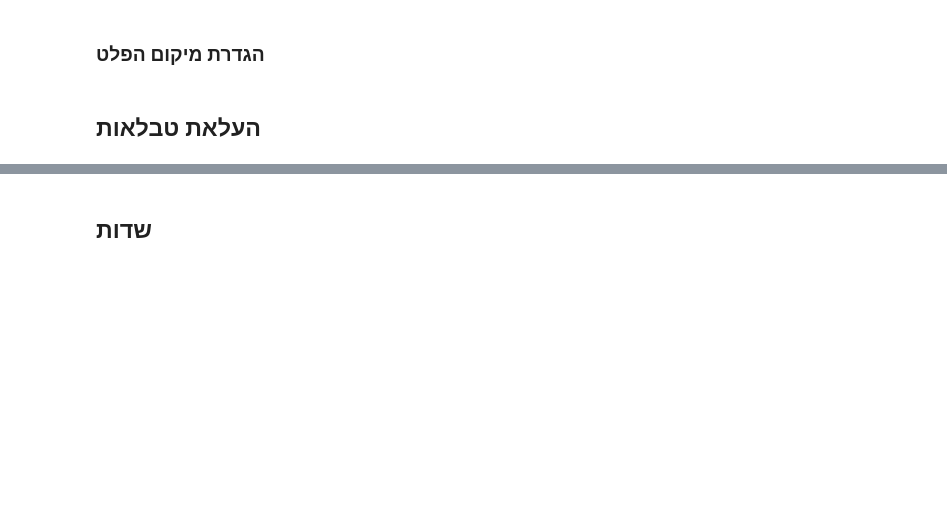
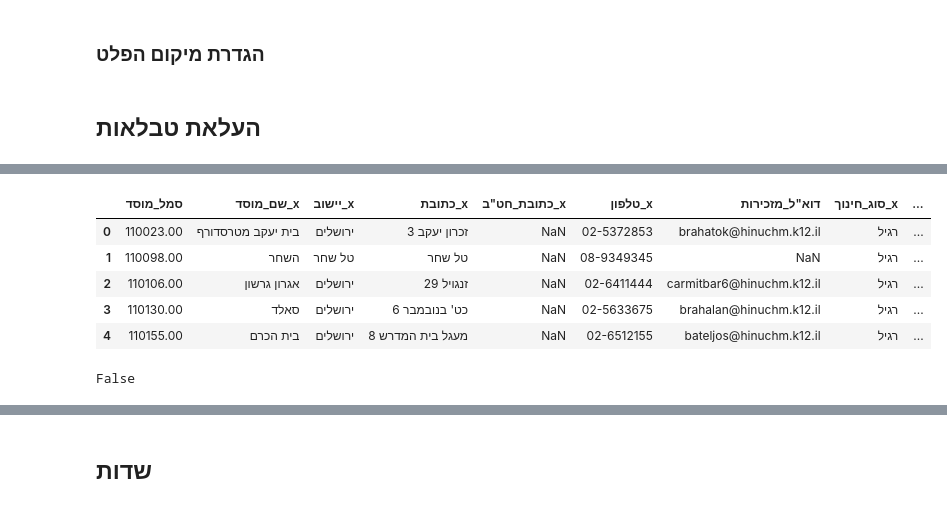
Before and after one commit to DavidPerelman/education, a Jupyter notebook: education.ipynb, the cells around one changed output, grey strips where cells are left out. Cells and saved outputs as stored; diff of their text form; code cells hidden in the pictures; blank space fills up the shorter version.

Commit message:
DP - education.ipynb - check

```diff
--- a/education.ipynb
+++ b/education.ipynb
@@ -159,29 +168,41 @@ institutions_table.head()
 # %%
 BShemesh = BShemesh.drop(columns=['שם_מנהל/ת', 'כתובת_מנהל', 'נייד', 'שם_מזכיר/ה', 'נייד.1', 'מפקח', 'קב"ט_מוס"ח'])
 
 # רשימת שמות השכבות (א' עד ו')
 grades = ['א', 'ב', 'ג', 'ד', 'ה', 'ו', 'ז', 'ח', 'ט', 'י', 'יא', 'יב']
 
 # לולאה שמבצעת את הסכימה והמחיקה עבור כל שכבה
 for i, grade in enumerate(grades):
     # איתור העמודות הרלוונטיות לכל שכבה (כולל כיתה מקדמת אם קיימת לאותה שכבה)
     grade_columns = [col for col in BShemesh.columns if col.startswith(f'כיתה_{grade}')]
 
     # הוספת העמודה של הכיתה המקדמת של אותה שכבה אם קיימת
     if f'כיתה_מקדמת.{i}' in BShemesh.columns:
         grade_columns.append(f'כיתה_מקדמת.{i}')
     elif 'כיתה_מקדמת' in BShemesh.columns and i == 0:
         grade_columns.append('כיתה_מקדמת')
 
     # סכימת העמודות אם יש כיתות רלוונטיות לשכבה הזו
     if grade_columns:
         BShemesh[f'כיתה_{grade}'] = BShemesh[grade_columns].sum(axis=1, skipna=True)
 
         # מחיקת העמודות שסוכמו
         BShemesh.drop(columns=grade_columns, inplace=True)
 
 institutions_table = pd.merge(institutions_table, BShemesh, on='סמל_מוסד', how='outer')
 institutions_table = institutions_table.dropna(axis=1, how='all')
-institutions_table.to_excel('Intermediates/ministry_of_education_JLM_BShemesh_merged.xlsx')
 
 institutions_table.head()
+# %% [output]
+|  | סמל_מוסד | שם_מוסד_x | יישוב_x | כתובת_x | כתובת_חט"ב_x | טלפון_x | דוא"ל_מזכירות | סוג_חינוך_x | ... |
+| 0 | 110023.00 | בית יעקב מטרסדורף | ירושלים | זכרון יעקב 3 | NaN | 02-5372853 | brahatok@hinuchm.k12.il | רגיל | ... |
+| 1 | 110098.00 | השחר | טל שחר | טל שחר | NaN | 08-9349345 | NaN | רגיל | ... |
+| 2 | 110106.00 | אגרון גרשון | ירושלים | זנגויל 29 | NaN | 02-6411444 | carmitbar6@hinuchm.k12.il | רגיל | ... |
+| 3 | 110130.00 | סאלד | ירושלים | כט' בנובמבר 6 | NaN | 02-5633675 | brahalan@hinuchm.k12.il | רגיל | ... |
+| 4 | 110155.00 | בית הכרם | ירושלים | מעגל בית המדרש 8 | NaN | 02-6512155 | bateljos@hinuchm.k12.il | רגיל | ... |
+# %%
+# בדיקה אם כל הערכים בעמודה 'סמל_מוסד' ייחודיים
+is_unique = institutions_table['סמל_מוסד'].is_unique
+is_unique  # True אם כל הערכים ייחודיים, False אם לא
+# %% [output]
+False
```
Also changed, not shown: parts of 8 cells of this notebook, 2 other files.
